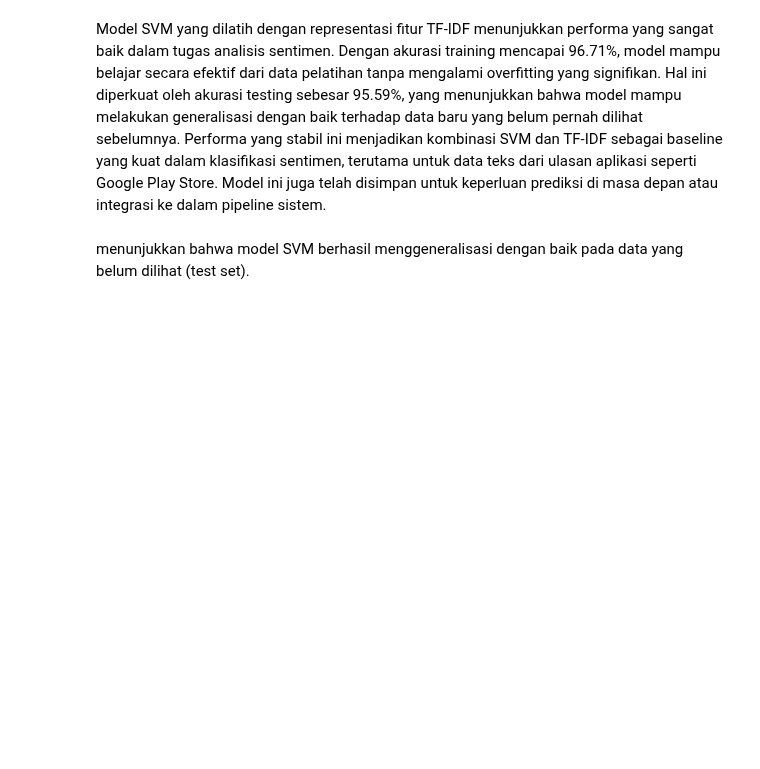
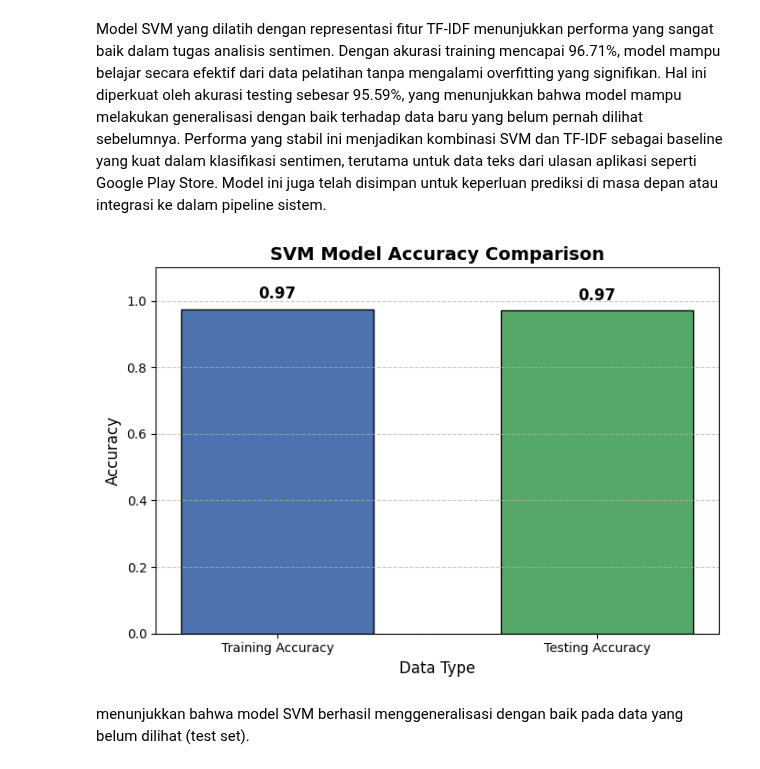
Before and after one commit to Robbysaidiii/Scraping_RobbySaidi_mc211d5y2136, a Jupyter notebook: notebook_pelatihan_model.ipynb, the cells around one changed output. Cells and saved outputs as stored; diff of their text form; code cells hidden in the pictures; blank space fills up the shorter version.

```diff
--- a/notebook_pelatihan_model.ipynb
+++ b/notebook_pelatihan_model.ipynb
@@ -402,4 +361,6 @@ df['tokens'] = df['Review'].apply(word_tokenize)
 # %%
-# Stopword removal
+# Tokenizing & Stopwords Removal
+df['tokens'] = df['Review'].apply(word_tokenize)
+df['cleaned_review'] = df['Review'].apply(clean_text)
 stop_words = set(stopwords.words('indonesian'))
 df['tokens'] = df['tokens'].apply(lambda x: [word for word in x if word not in stop_words])
@@ -529,8 +481,22 @@ label_counts = df['encoded_label'].value_counts()
 valid_labels = label_counts[label_counts > 1].index
 df = df[df['encoded_label'].isin(valid_labels)]
 
-X_seq = X_seq[df.index]
+# Tokenizer
+tokenizer = Tokenizer(num_words=20000)
+tokenizer.fit_on_texts(df['cleaned_review'])
+
+# Simpan tokenizer untuk digunakan saat prediksi nanti
+with open('tokenizer_lstm.pkl', 'wb') as f:
+    pickle.dump(tokenizer, f)
+
+# Konversi teks ke urutan angka
+X_seq = tokenizer.texts_to_sequences(df['cleaned_review'])
+X_seq = pad_sequences(X_seq, maxlen=100)
+
+# Label
 y = df['encoded_label']
+
+# Split data
 X_train1, X_test1, y_train1, y_test1 = train_test_split(
     X_seq, y, test_size=0.2, stratify=y, random_state=42
 )
@@ -591,4 +587,16 @@ Visualisasi hasil training menunjukkan bahwa model LSTM memiliki performa yang s
 
 
 *   Menggunakan algoritma deep learning.
+# %%
+# Tokenization
+tokenizer = Tokenizer(num_words=20000, oov_token="<OOV>")
+tokenizer.fit_on_texts(df['cleaned_review'])
+
+# Simpan tokenizer
+with open('tokenizer_rnn_cnn.pkl', 'wb') as f:
+    pickle.dump(tokenizer, f)
+
+# Konversi teks ke sequence dan padding
+X_seq = tokenizer.texts_to_sequences(df['cleaned_review'])
+X_pad = pad_sequences(X_seq, maxlen=100)
 # %%
@@ -704,31 +730,28 @@ print("Model SVM dan TF-IDF telah disimpan.")
 # %% [markdown]
 Model SVM yang dilatih dengan representasi fitur TF-IDF menunjukkan performa yang sangat baik dalam tugas analisis sentimen. Dengan akurasi training mencapai 96.71%, model mampu belajar secara efektif dari data pelatihan tanpa mengalami overfitting yang signifikan. Hal ini diperkuat oleh akurasi testing sebesar 95.59%, yang menunjukkan bahwa model mampu melakukan generalisasi dengan baik terhadap data baru yang belum pernah dilihat sebelumnya. Performa yang stabil ini menjadikan kombinasi SVM dan TF-IDF sebagai baseline yang kuat dalam klasifikasi sentimen, terutama untuk data teks dari ulasan aplikasi seperti Google Play Store. Model ini juga telah disimpan untuk keperluan prediksi di masa depan atau integrasi ke dalam pipeline sistem.
 # %%
-# Data
-models = ['Training Accuracy', 'Testing Accuracy']
-accuracies = [train_accuracy, test_accuracy]
-colors = ['#4c72b0', '#55a868']  # Warna soft: biru dan hijau
-
 # Plotting
 plt.figure(figsize=(7, 5))
 bars = plt.bar(models, accuracies, color=colors, edgecolor='black', width=0.6)
 
 # Tambahkan nilai di atas bar
 for bar in bars:
     height = bar.get_height()
     plt.text(bar.get_x() + bar.get_width()/2, height + 0.02, f'{height:.2f}',
              ha='center', va='bottom', fontsize=12, fontweight='bold')
 
 # Estetika
 plt.ylim(0, 1.1)
 plt.title('SVM Model Accuracy Comparison', fontsize=14, fontweight='bold')
 plt.ylabel('Accuracy', fontsize=12)
 plt.xlabel('Data Type', fontsize=12)
 plt.grid(axis='y', linestyle='--', alpha=0.7)
 
 # Tampilkan
 plt.tight_layout()
 plt.show()
+# %% [output]
+[figure, added]
 # %% [markdown]
 menunjukkan bahwa model SVM berhasil menggeneralisasi dengan baik pada data yang belum dilihat (test set).
 # %% [markdown]
```
Also changed, not shown: parts of 40 cells of this notebook.
